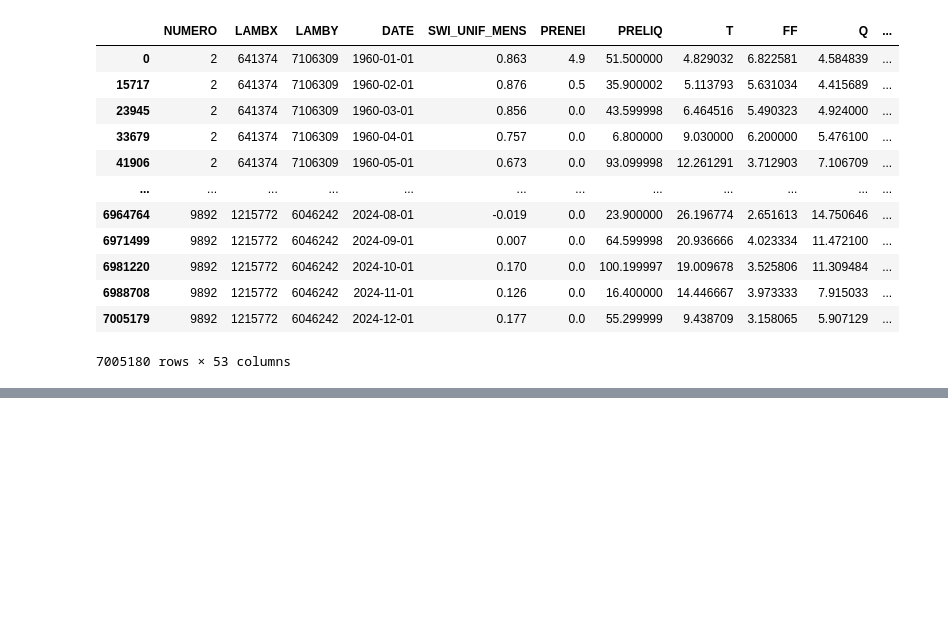
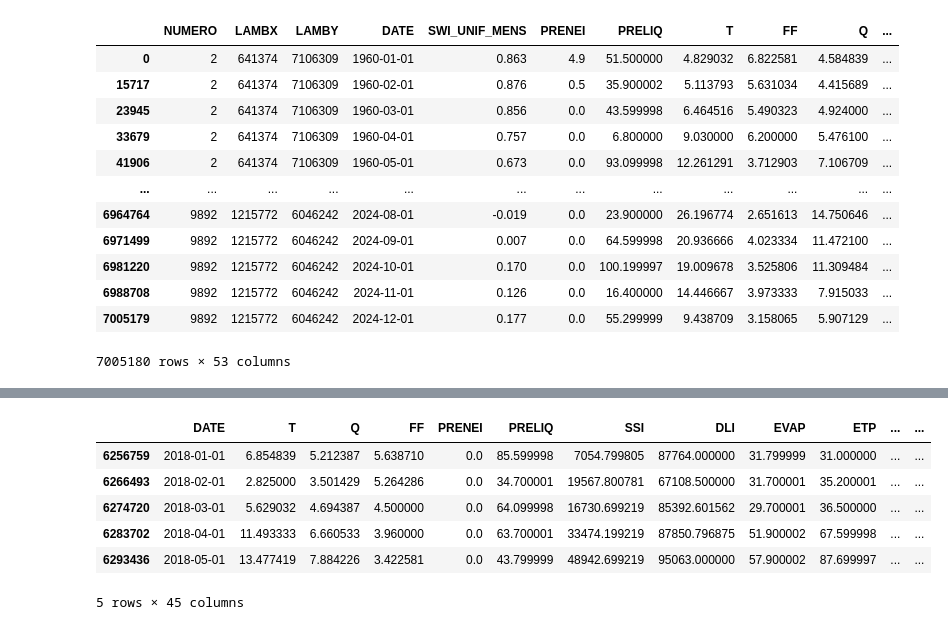
Before and after one commit to Lanouraf/Climate_Risk_Project_SWI_MS_A, a Jupyter notebook: modelisation.ipynb, the cells around one changed output, grey strips where cells are left out. Cells and saved outputs as stored; diff of their text form; code cells hidden in the pictures; blank space fills up the shorter version.

```diff
--- a/modelisation.ipynb
+++ b/modelisation.ipynb
@@ -552,0 +596,10 @@ gc.collect()
+# %%
+X_test.head()
+# %% [output]
+|  | DATE | T | Q | FF | PRENEI | PRELIQ | SSI | DLI | EVAP | ETP | ... | ... |
+| 6256759 | 2018-01-01 | 6.854839 | 5.212387 | 5.638710 | 0.0 | 85.599998 | 7054.799805 | 87764.000000 | 31.799999 | 31.000000 | ... | ... |
+| 6266493 | 2018-02-01 | 2.825000 | 3.501429 | 5.264286 | 0.0 | 34.700001 | 19567.800781 | 67108.500000 | 31.700001 | 35.200001 | ... | ... |
+| 6274720 | 2018-03-01 | 5.629032 | 4.694387 | 4.500000 | 0.0 | 64.099998 | 16730.699219 | 85392.601562 | 29.700001 | 36.500000 | ... | ... |
+| 6283702 | 2018-04-01 | 11.493333 | 6.660533 | 3.960000 | 0.0 | 63.700001 | 33474.199219 | 87850.796875 | 51.900002 | 67.599998 | ... | ... |
+| 6293436 | 2018-05-01 | 13.477419 | 7.884226 | 3.422581 | 0.0 | 43.799999 | 48942.699219 | 95063.000000 | 57.900002 | 87.699997 | ... | ... |
+5 rows × 45 columns
```
Also changed, not shown: parts of 21 cells of this notebook.
